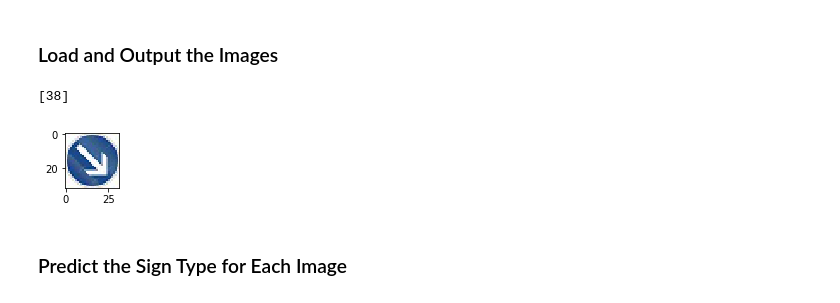
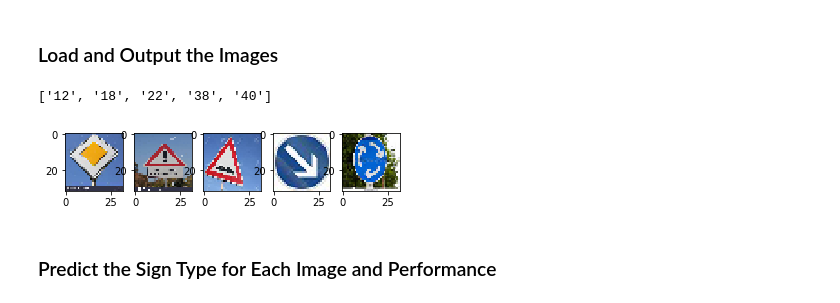
Before and after one commit to sebastienpig/TrafficSignClassifier, a Jupyter notebook: SebastienPignolo_TrafficSignClassifier.ipynb, the cells around one changed output. Cells and saved outputs as stored; diff of their text form; code cells hidden in the pictures.

```diff
--- a/SebastienPignolo_TrafficSignClassifier.ipynb
+++ b/SebastienPignolo_TrafficSignClassifier.ipynb
@@ -531,23 +611,4 @@ sets imply underfitting. A high accuracy on the test set but low accuracy on the
 # %%
-### Train the model here.
-### Calculate and report the accuracy on the training and validation set.
-
-EPOCHS = 10 # a value of 10 gives mmore tha 94% accuracy
-BATCH_SIZE= 256
-
-# Creating a placeholder variable to hold input images, depth of 3 as we keep the three colors
-x_input = tf.placeholder("float", [None, 32, 32, 3])
-
-# Creating a placeholder variable to hold labels
-y_labels = tf.placeholder("int32", [None])
-
-# To one-hot encode the labels
-y_one_hot = tf.one_hot(y_labels, depth=43, on_value=1., off_value=0., axis=-1)
-
-# CONSTRUCT THE MODEL USING the LeNET model
-rate= 0.005
-logits= LeNet(x_input)
-
 # Define loss and optimizer
 cross_entropy = tf.nn.softmax_cross_entropy_with_logits(logits=logits, labels=y_one_hot)
 loss_operation= tf.reduce_mean(cross_entropy)
@@ -559,6 +620,7 @@ correct_prediction = tf.equal(tf.argmax(logits, 1), tf.argmax(y_one_hot, 1))
 accuracy_operation = tf.reduce_mean(tf.cast(correct_prediction, tf.float32))
 saver = tf.train.Saver()
 
+
 def evaluate(X_data, y_data):
     num_examples = len(X_data)
     total_accuracy = 0
@@ -632,43 +703,52 @@ You may find `signnames.csv` useful as it contains mappings from the class id (i
 # %%
 import csv
 import os
-#import cv2
+import cv2
+import skimage
+from skimage import io
+from skimage import transform
+from skimage.filters import gaussian
 import matplotlib.pyplot as plt
+import warnings
+warnings.filterwarnings('ignore') #to clean the notebook ignore warnings
 %matplotlib inline
 
 ### Load the images from german_signs, display them and add them to the training set
 
-def display_sign(Extra_image_from_web, Extra_image_from_web_name):
-    #image = mpimg.imread(path)
-    #print('Image :', type(image), 'Dimensions:', image.shape)
-    #plt.imshow(image)
-    #plt.show()
+def normalize(data):
+    return data / 255 * 0.8 + 0.1
 
+def extra_german_sign(Extra_image_from_web, german_labels):
+
+    i=1
+    german_labels = []
     for file in sorted(os.listdir("assets/")):
-        Extra_image_from_web.append((mpimg.imread('assets/' + file)))
-        plt.figure(figsize=(1,1))
-        plt.imshow((mpimg.imread('assets/' + file)))
+        img = transform.resize(mpimg.imread('assets/' + file),(32,32), order=3)
+        Extra_image_from_web.append(img)
 
-    return Extra_image_from_web
+        #creating label with the first 2 charcaters of the file name
+        german_labels.append((file[:2]))
 
+        plt.subplot(1,5,i)
+        plt.imshow(img)
+        i+=1
+
+    print(german_labels)
+    plt.show()
+    return Extra_image_from_web, german_labels
+
+german_labels = []
 Extra_image_from_web = []
-Extra_image_from_web = display_sign(Extra_image_from_web, Extra_image_from_web_name)
-german_label = [38]
+Extra_image_from_web, german_labels = extra_german_sign(Extra_image_from_web, german_labels)
 
-def normalize(f):
-    lmin = float(f.min())
-    lmax = float(f.max())
-    return np.floor((f-lmin)/(lmax-lmin)*255.)
 
 #Extra_image_from_web_normalized =normalize (Extra_image_from_web)
 #Extra_image_from_web = np.asarray(Extra_image_from_web)
-
-print (german_label)
 # %% [output]
-[38]
+['12', '18', '22', '38', '40']
-[figure, old version]
+[figure, new version]
 # %% [markdown]
-### Predict the Sign Type for Each Image
+### Predict the Sign Type for Each Image and Performance
 # %%
 ### Run the predictions here and use the model to output the prediction for each image.
 ### Make sure to pre-process the images with the same pre-processing pipeline used earlier.
```
Also changed, not shown: parts of 22 cells of this notebook.
